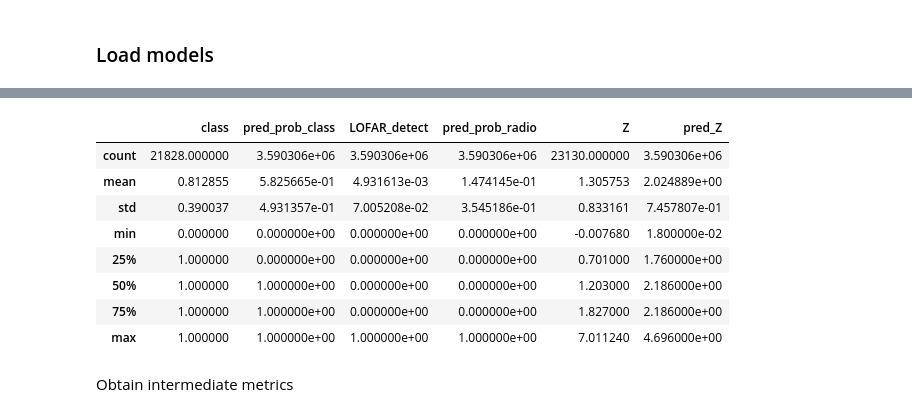
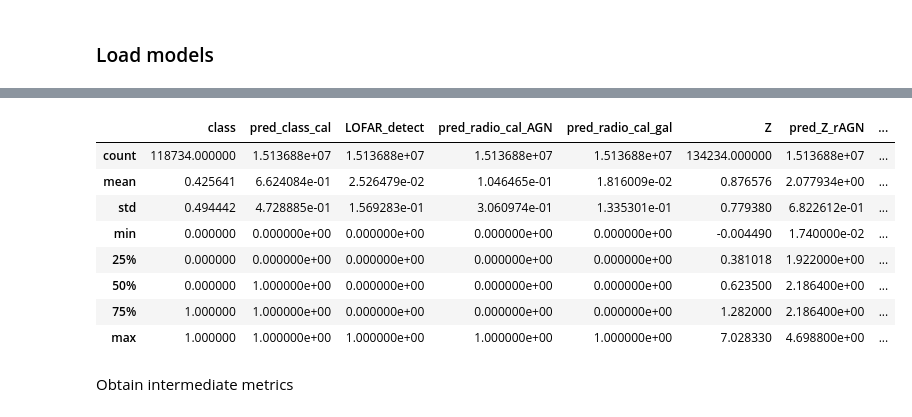
Before and after one commit to racarvajal/Pipeline_ML_6arcsec, a Jupyter notebook: ML_12.ipynb, the cells around one changed output, grey strips where cells are left out. Cells and saved outputs as stored; diff of their text form; code cells hidden in the pictures.

Commit message:
save predictions with Gal and AGN

```diff
--- a/ML_12.ipynb
+++ b/ML_12.ipynb
@@ -160,0 +222,6 @@ full_catalog_df['pred_prob_radio']    = (full_catalog_df.loc[:, 'Prob_radio'] >=
+# %%
+full_catalog_df = full_catalog_df.rename(columns={'pred_Z': 'pred_Z_rAGN'})
+# %%
+full_catalog_df = predict_z(full_catalog_df, redshift_reg_rGal)
+# %%
+full_catalog_df = full_catalog_df.rename(columns={'pred_Z': 'pred_Z_rGal'})
@@ -161,9 +260,10 @@ full_catalog_df['pred_prob_radio']    = (full_catalog_df.loc[:, 'Prob_radio'] >=
 # %%
-full_catalog_df['pred_radio_AGN']     = (np.array(full_catalog_df.loc[:, 'pred_class'] == 1) & np.array(full_catalog_df.loc[:, 'pred_radio'] == 1)).astype(int)
-full_catalog_df['Score_rAGN']         = full_catalog_df.loc[:, 'Score_AGN'] * full_catalog_df.loc[:, 'Score_radio']
-full_catalog_df['pred_prob_rAGN']     = (np.array(full_catalog_df.loc[:, 'pred_prob_class'] == 1) & np.array(full_catalog_df.loc[:, 'pred_prob_radio'] == 1)).astype(int)
-full_catalog_df['Prob_rAGN']          = full_catalog_df.loc[:, 'Prob_AGN'] * full_catalog_df.loc[:, 'Prob_radio']
+full_catalog_df['pred_radio_AGN']     = (np.array(full_catalog_df.loc[:, 'pred_class'] == 1) & np.array(full_catalog_df.loc[:, 'pred_radio_AGN'] == 1)).astype(int)
+full_catalog_df['Score_rAGN']         = full_catalog_df.loc[:, 'Score_AGN'] * full_catalog_df.loc[:, 'Score_radio_AGN']
+full_catalog_df['pred_prob_rAGN']     = (np.array(full_catalog_df.loc[:, 'pred_class_cal'] == 1) & np.array(full_catalog_df.loc[:, 'pred_radio_cal_AGN'] == 1)).astype(int)
+full_catalog_df['Prob_rAGN']          = full_catalog_df.loc[:, 'Prob_AGN'] * full_catalog_df.loc[:, 'Prob_radio_AGN']
 
-rad_score_scaler                      = MinMaxScaler()
-full_catalog_df['scaled_score_radio'] = rad_score_scaler.fit_transform(full_catalog_df.loc[:, 'Score_radio'].values.reshape(-1, 1))
-full_catalog_df['scaled_score_rAGN']  = full_catalog_df.loc[:, 'Score_AGN'] * full_catalog_df.loc[:, 'scaled_score_radio']
+full_catalog_df['pred_radio_gal']     = (np.array(full_catalog_df.loc[:, 'pred_class'] == 0) & np.array(full_catalog_df.loc[:, 'pred_radio_gal'] == 1)).astype(int)
+full_catalog_df['Score_rGal']         = (1 - full_catalog_df.loc[:, 'Score_AGN']) * full_catalog_df.loc[:, 'Score_radio_gal']
+full_catalog_df['pred_prob_rGal']     = (np.array(full_catalog_df.loc[:, 'pred_class_cal'] == 0) & np.array(full_catalog_df.loc[:, 'pred_radio_cal_gal'] == 1)).astype(int)
+full_catalog_df['Prob_rGal']          = (1 - full_catalog_df.loc[:, 'Prob_AGN']) * full_catalog_df.loc[:, 'Prob_radio_gal']
@@ -170,15 +274,15 @@ full_catalog_df['scaled_score_rAGN']  = full_catalog_df.loc[:, 'Score_AGN'] * fu
 # %%
-full_catalog_df.loc[:, ['class', 'pred_prob_class', 'LOFAR_detect', 'pred_prob_radio', 'Z', 'pred_Z']].describe()
+full_catalog_df.loc[:, ['class', 'pred_class_cal', 'LOFAR_detect', 'pred_radio_cal_AGN', 'pred_radio_cal_gal', 'Z', 'pred_Z_rAGN', 'pred_Z_rGal']].describe()
 # %% [output]
-|  | class | pred_prob_class | LOFAR_detect | pred_prob_radio | Z | pred_Z |
-| count | 21828.000000 | 3.590306e+06 | 3.590306e+06 | 3.590306e+06 | 23130.000000 | 3.590306e+06 |
-| mean | 0.812855 | 5.825665e-01 | 4.931613e-03 | 1.474145e-01 | 1.305753 | 2.024889e+00 |
-| std | 0.390037 | 4.931357e-01 | 7.005208e-02 | 3.545186e-01 | 0.833161 | 7.457807e-01 |
-| min | 0.000000 | 0.000000e+00 | 0.000000e+00 | 0.000000e+00 | -0.007680 | 1.800000e-02 |
-| 25% | 1.000000 | 0.000000e+00 | 0.000000e+00 | 0.000000e+00 | 0.701000 | 1.760000e+00 |
-| 50% | 1.000000 | 1.000000e+00 | 0.000000e+00 | 0.000000e+00 | 1.203000 | 2.186000e+00 |
-| 75% | 1.000000 | 1.000000e+00 | 0.000000e+00 | 0.000000e+00 | 1.827000 | 2.186000e+00 |
-| max | 1.000000 | 1.000000e+00 | 1.000000e+00 | 1.000000e+00 | 7.011240 | 4.696000e+00 |
+|  | class | pred_class_cal | LOFAR_detect | pred_radio_cal_AGN | pred_radio_cal_gal | Z | pred_Z_rAGN | ... |
+| count | 118734.000000 | 1.513688e+07 | 1.513688e+07 | 1.513688e+07 | 1.513688e+07 | 134234.000000 | 1.513688e+07 | ... |
+| mean | 0.425641 | 6.624084e-01 | 2.526479e-02 | 1.046465e-01 | 1.816009e-02 | 0.876576 | 2.077934e+00 | ... |
+| std | 0.494442 | 4.728885e-01 | 1.569283e-01 | 3.060974e-01 | 1.335301e-01 | 0.779380 | 6.822612e-01 | ... |
+| min | 0.000000 | 0.000000e+00 | 0.000000e+00 | 0.000000e+00 | 0.000000e+00 | -0.004490 | 1.740000e-02 | ... |
+| 25% | 0.000000 | 0.000000e+00 | 0.000000e+00 | 0.000000e+00 | 0.000000e+00 | 0.381018 | 1.922000e+00 | ... |
+| 50% | 0.000000 | 1.000000e+00 | 0.000000e+00 | 0.000000e+00 | 0.000000e+00 | 0.623500 | 2.186400e+00 | ... |
+| 75% | 1.000000 | 1.000000e+00 | 0.000000e+00 | 0.000000e+00 | 0.000000e+00 | 1.282000 | 2.186400e+00 | ... |
+| max | 1.000000 | 1.000000e+00 | 1.000000e+00 | 1.000000e+00 | 1.000000e+00 | 7.028330 | 4.698800e+00 | ... |
 # %% [markdown]
 Obtain intermediate metrics
 # %%
```
Also changed, not shown: parts of 38 cells of this notebook.
